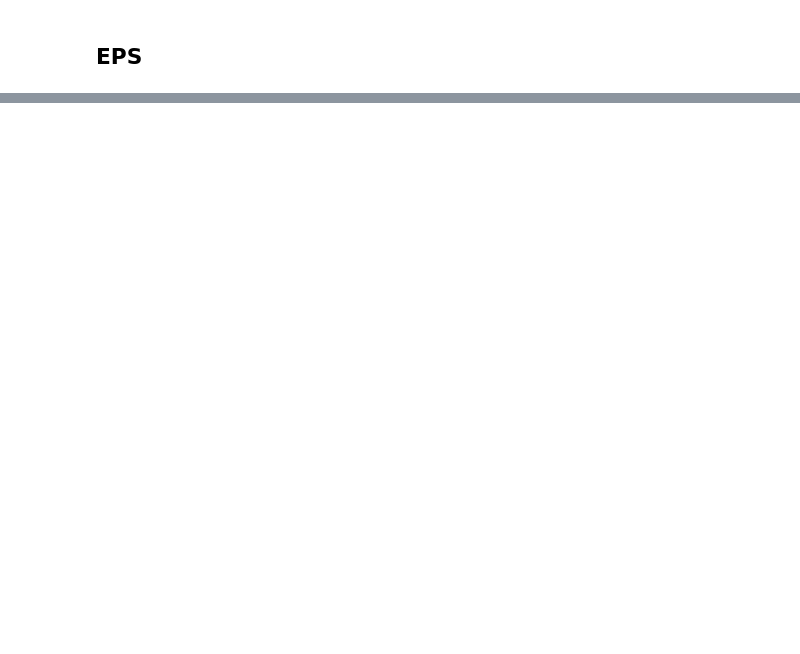
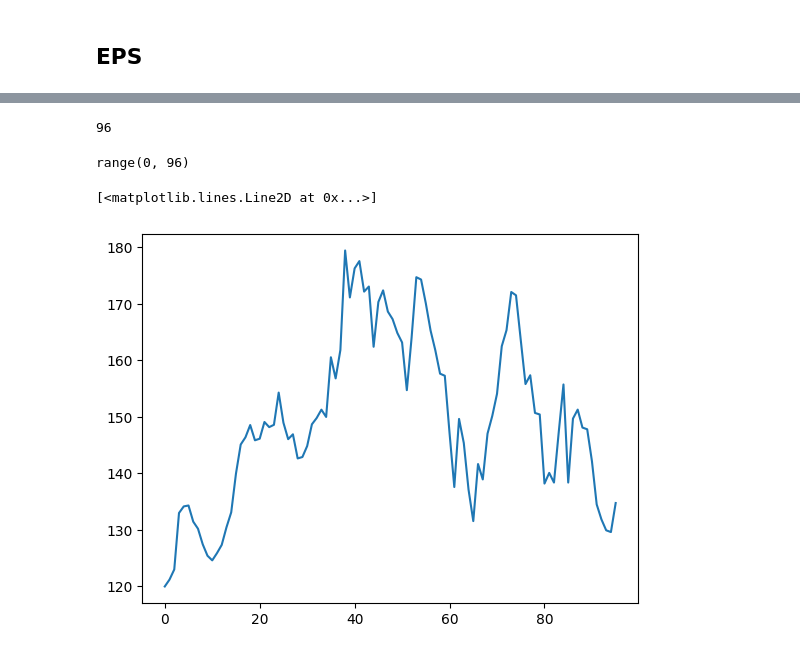
Before and after one commit to jeremywilliamtanzer/stock-score-card-project-repo, a Jupyter notebook: notebooks/API_testing.ipynb, the cells around one changed output, grey strips where cells are left out. Drawn from its saved outputs; the diff is of its cells as text; code cells hidden in the pictures; blank space fills up the shorter version.

```diff
--- a/notebooks/API_testing.ipynb
+++ b/notebooks/API_testing.ipynb
@@ -81,0 +126,20 @@ get_eps('TSLA')
+# %%
+urlY = 'https://api.polygon.io/v2/aggs/ticker/AAPL/range/1/week/2021-01-09/2023-01-09?adjusted=true&sort=asc&limit=5000&apiKey=cSIE1gb5QulXNgxcXLte4VLS1f5tg9Oh'
+# %%
+phisty = requests.get(urlY).json()
+# %%
+close = [elem['c'] for elem in phisty['results']]
+len(close)
+# %% [output]
+96
+# %%
+range(0,len(close))
+# %% [output]
+range(0, 96)
+# %%
+X = [_ for _ in range(0,len(close))]
+# %%
+plt.plot(X, close)
+# %% [output]
+[<matplotlib.lines.Line2D at 0x...>]
+[figure, added]
```
Also changed, not shown: parts of 13 cells of this notebook.
